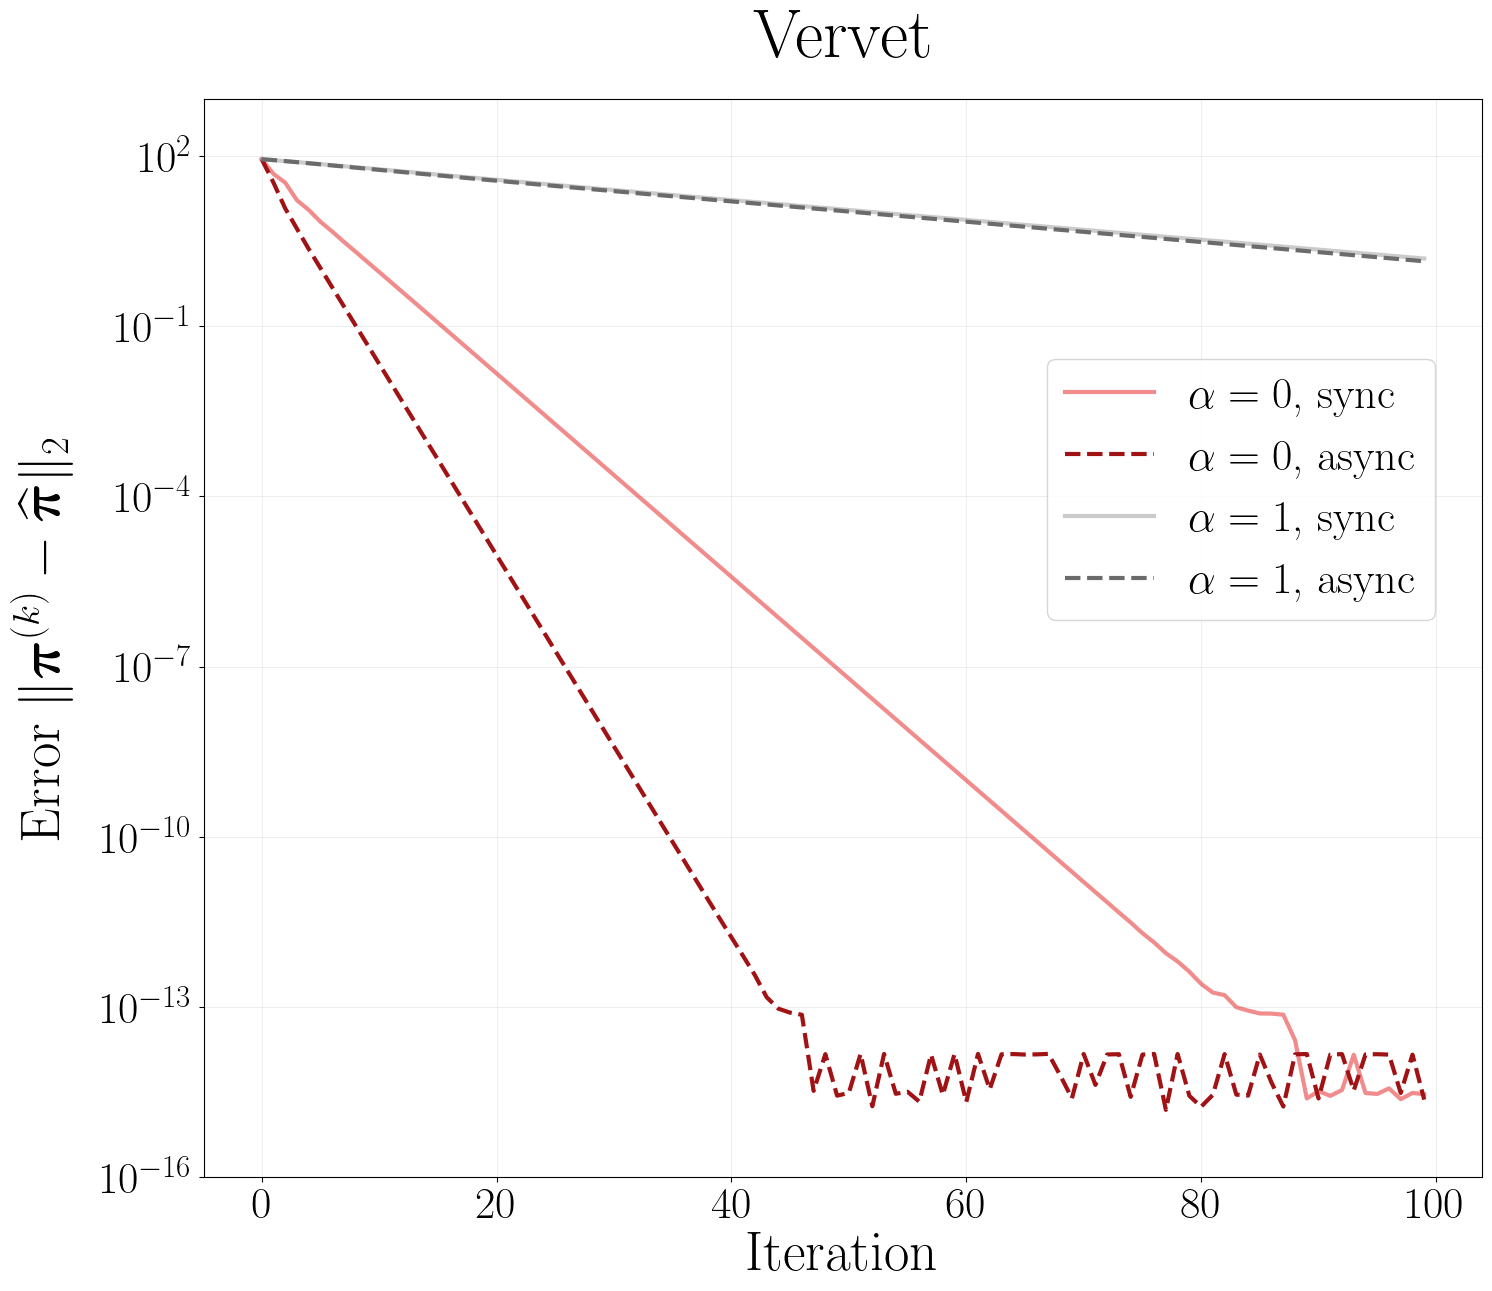
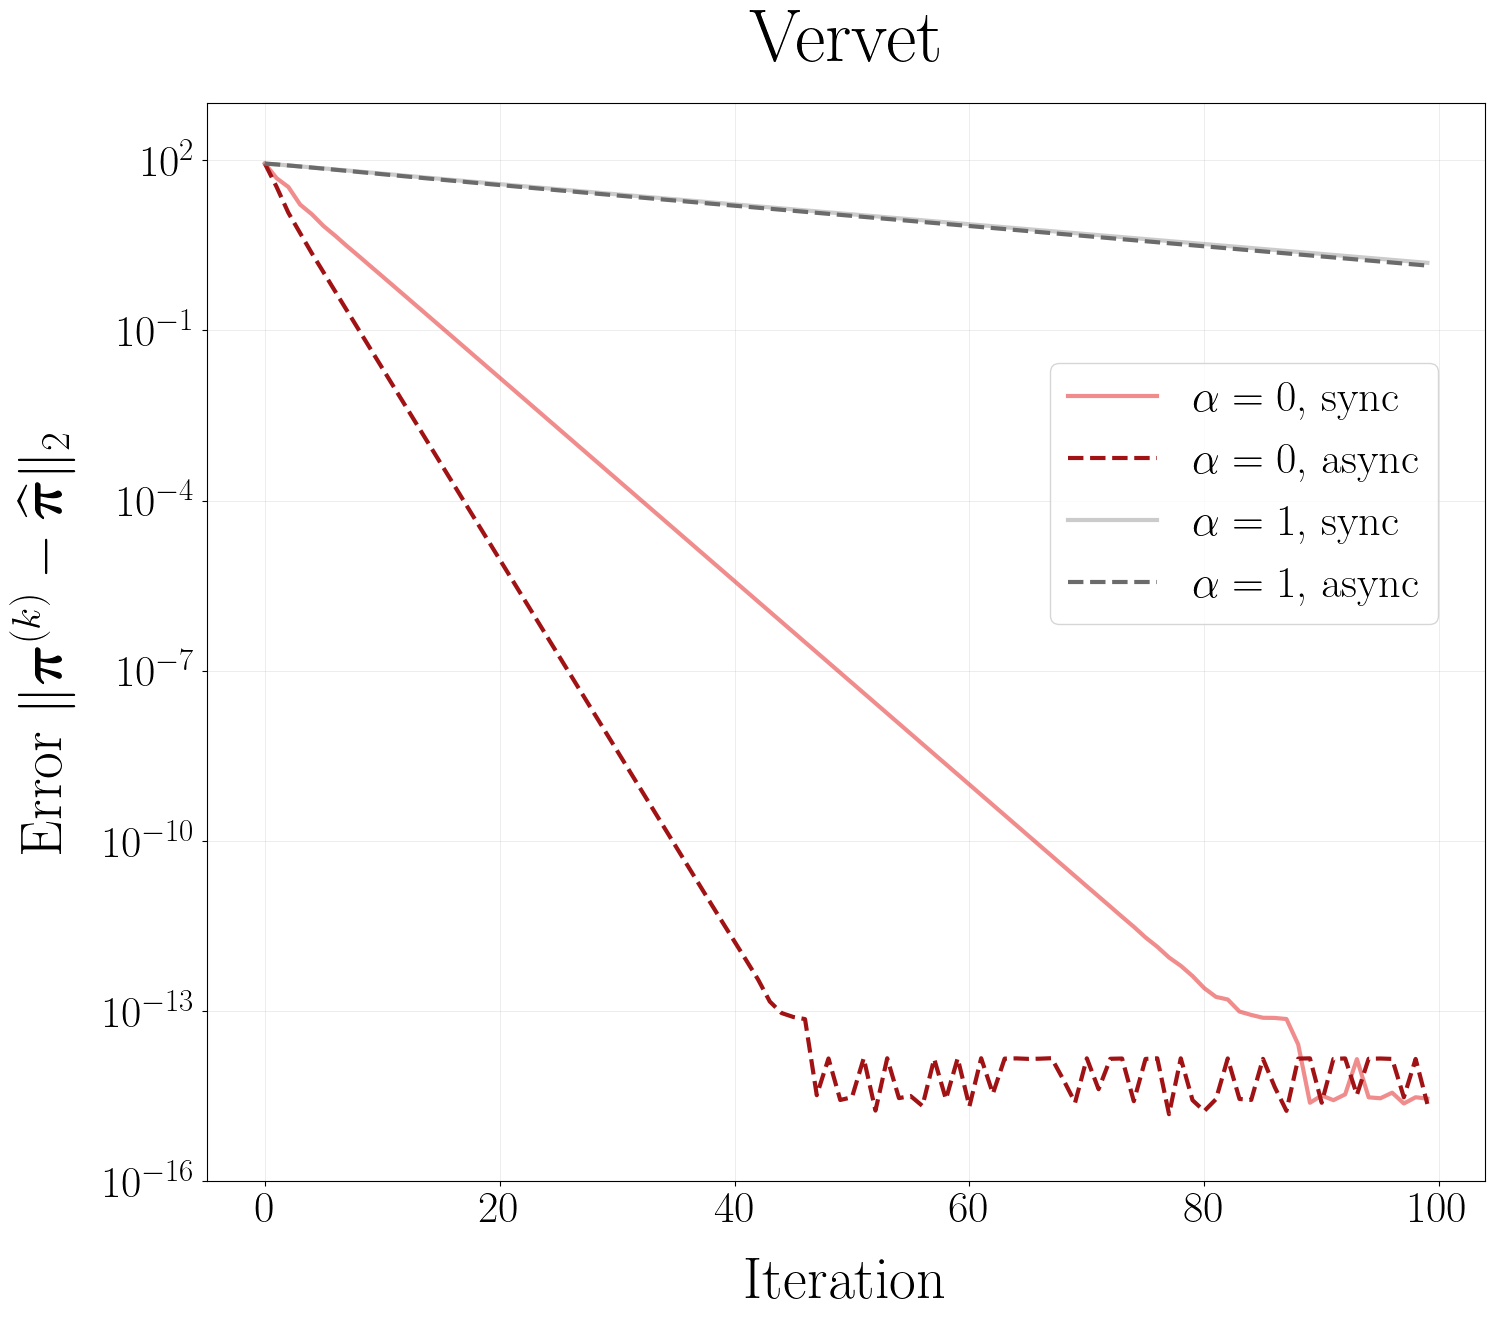
Unified diff of the notebook cell whose output changed from the first chart to the second:
--- before
+++ after
@@ -38,9 +38,9 @@
                  label=rf"$\alpha={a}$, async")
 
-plt.title(r"$\mathrm{Vervet}$", fontsize=50, color='black', pad=30)
+plt.title(r"$\mathrm{Vervet}$", fontsize=54, color='black', pad=30)
 plt.ylim(1e-16, 1e3)
-plt.xlabel(r'Iteration', fontsize=40)
+plt.xlabel(r'Iteration', fontsize=42, labelpad=20)
 # --- Referee comment: unify y-axis label across figures ---
-plt.ylabel(r'Error $\|\bm{\pi}^{(k)}-\widehat{\bm{\pi}}\|_2$', fontsize=40, labelpad=20)
+plt.ylabel(r'Error $\|\bm{\pi}^{(k)}-\widehat{\bm{\pi}}\|_2$', fontsize=42, labelpad=20)
 plt.tick_params(axis='both', which='major', labelsize=32)
 plt.grid(True, linewidth=0.4, alpha=0.4)

Commit: first changes